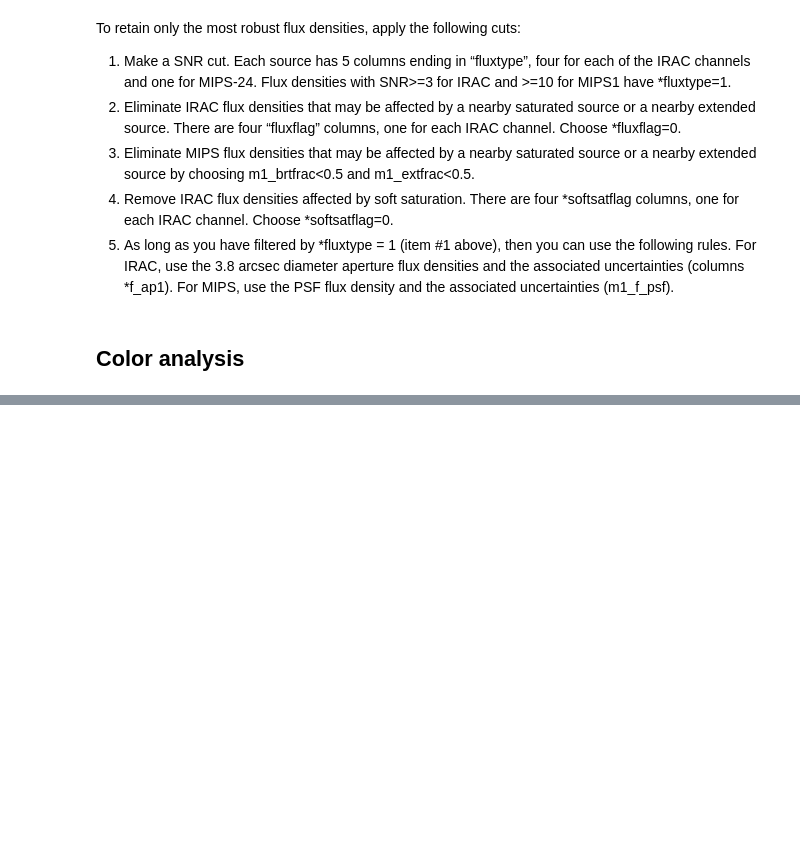
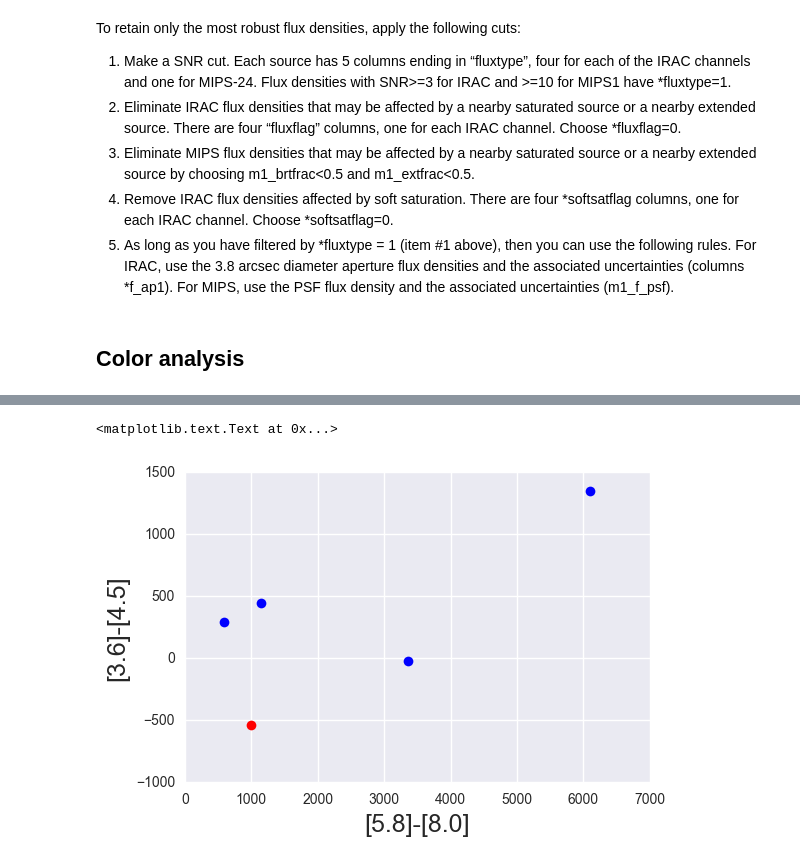
Before and after one commit to yaolun/misc, a Jupyter notebook: BHR71_stars_extinction.ipynb, the cells around one changed output, grey strips where cells are left out. Saved outputs shown, nothing was run; the diff lists cells and outputs as text; code cells hidden in the pictures; blank space fills up the shorter version.

```diff
--- a/BHR71_stars_extinction.ipynb
+++ b/BHR71_stars_extinction.ipynb
@@ -72,0 +68,24 @@ selector = (data['i1_fluxtype'] == 1) & (data['i1_softsatflag'] == 0) & \
+# %%
+# source selection
+# fluxflag doesn't work here.  If applied, only two/zero sources would be selected.
+selector = (data['i1_fluxtype'] == 1) & (data['i1_softsatflag'] == 0) & \
+           (data['i2_fluxtype'] == 1) & (data['i2_softsatflag'] == 0) & \
+           (data['i3_fluxtype'] == 1) & (data['i3_softsatflag'] == 0) & \
+           (data['i4_fluxtype'] == 1) & (data['i4_softsatflag'] == 0)
+
+# Coordinates of BHR71:
+ra_cen  = 180.403375
+dec_cen = -65.14700556
+north = selector & (data['dec'] > dec_cen)
+south = selector & (data['dec'] < dec_cen)
+
+# North
+plt.plot(data['i3_f_ap1'][north]-data['i4_f_ap1'][north], data['i1_f_ap1'][north]-data['i2_f_ap1'][north], 'bo')
+# South
+plt.plot(data['i3_f_ap1'][south]-data['i4_f_ap1'][south], data['i1_f_ap1'][south]-data['i2_f_ap1'][south], 'ro')
+
+plt.xlabel('[5.8]-[8.0]', fontsize=18)
+plt.ylabel('[3.6]-[4.5]', fontsize=18)
+# %% [output]
+<matplotlib.text.Text at 0x...>
+[figure, added]
```
Also changed, not shown: parts of 4 cells of this notebook.
